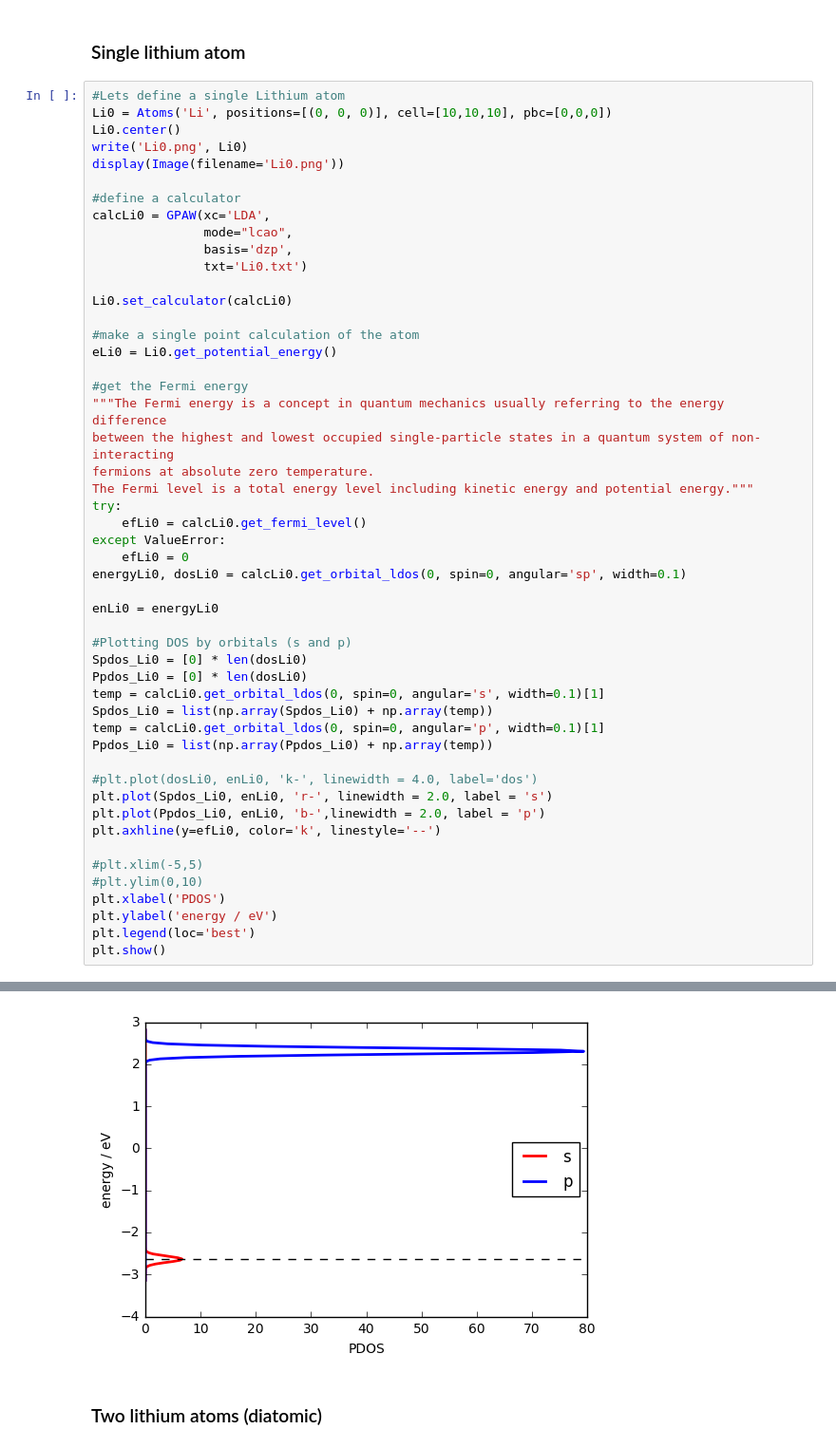
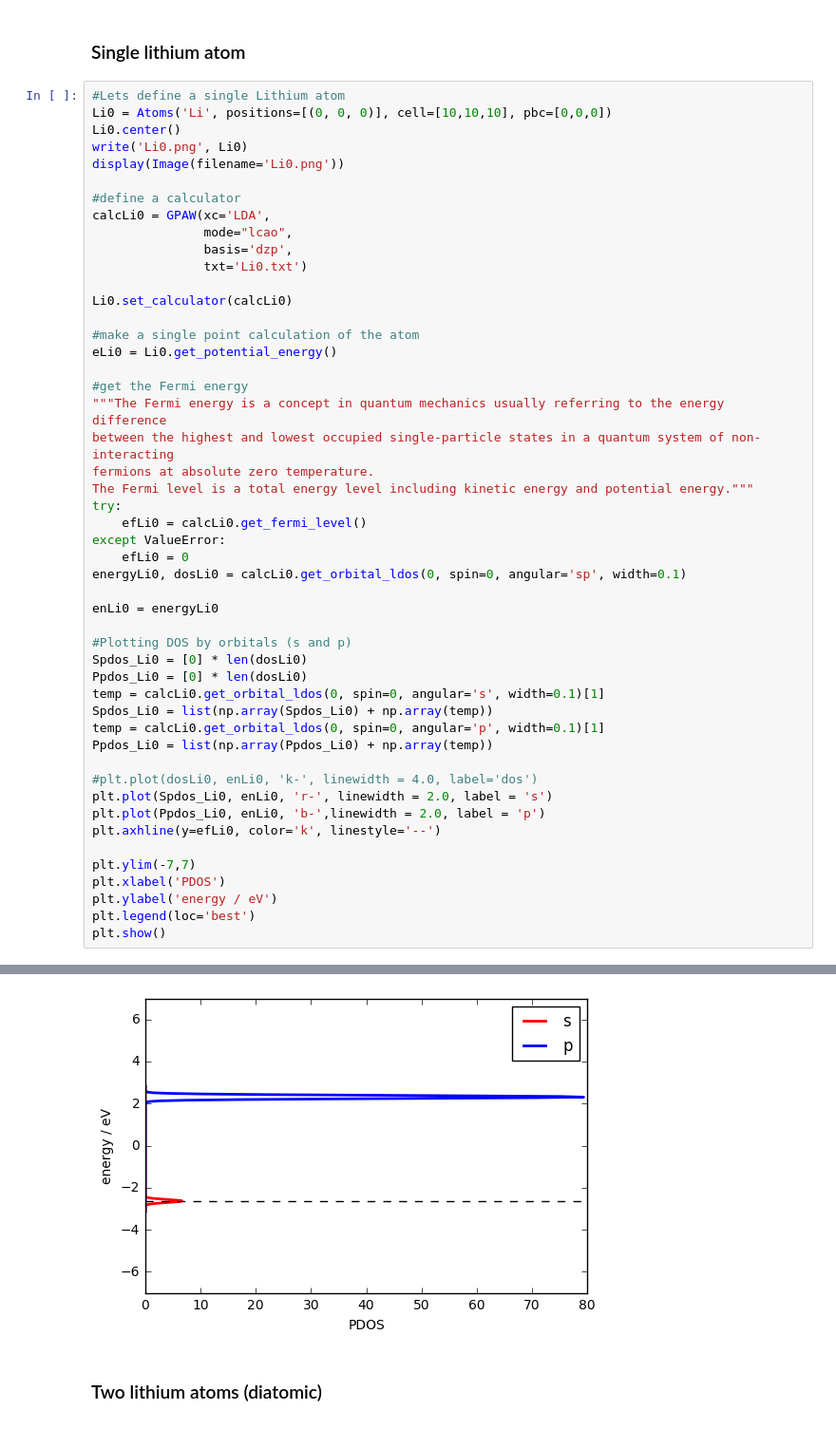
Before and after one commit to vilab-tartu/LOKT.02.048, a Jupyter notebook: week3/Li.ipynb, the cells around one changed output, grey strips where cells are left out. Shown at 95% size. Drawn from its saved outputs; the diff is of its cells as text.

```diff
--- a/week3/Li.ipynb
+++ b/week3/Li.ipynb
@@ -49,36 +49,35 @@ eLi0 = Li0.get_potential_energy()
 between the highest and lowest occupied single-particle states in a quantum system of non-interacting
 fermions at absolute zero temperature.
 The Fermi level is a total energy level including kinetic energy and potential energy."""
 try:
     efLi0 = calcLi0.get_fermi_level()
 except ValueError:
     efLi0 = 0
 energyLi0, dosLi0 = calcLi0.get_orbital_ldos(0, spin=0, angular='sp', width=0.1)
 
 enLi0 = energyLi0
 
 #Plotting DOS by orbitals (s and p)
 Spdos_Li0 = [0] * len(dosLi0)
 Ppdos_Li0 = [0] * len(dosLi0)
 temp = calcLi0.get_orbital_ldos(0, spin=0, angular='s', width=0.1)[1]
 Spdos_Li0 = list(np.array(Spdos_Li0) + np.array(temp))
 temp = calcLi0.get_orbital_ldos(0, spin=0, angular='p', width=0.1)[1]
 Ppdos_Li0 = list(np.array(Ppdos_Li0) + np.array(temp))
 
 #plt.plot(dosLi0, enLi0, 'k-', linewidth = 4.0, label='dos')
 plt.plot(Spdos_Li0, enLi0, 'r-', linewidth = 2.0, label = 's')
 plt.plot(Ppdos_Li0, enLi0, 'b-',linewidth = 2.0, label = 'p')
 plt.axhline(y=efLi0, color='k', linestyle='--')
 
-#plt.xlim(-5,5)
-#plt.ylim(0,10)
+plt.ylim(-7,7)
 plt.xlabel('PDOS')
 plt.ylabel('energy / eV')
 plt.legend(loc='best')
 plt.show()
 # %% [output]
 [figure]
-[figure, old version]
+[figure, new version]
 # %% [markdown]
 ### Two lithium atoms (diatomic)
 # %%
```
Also changed, not shown: parts of 6 cells of this notebook.
